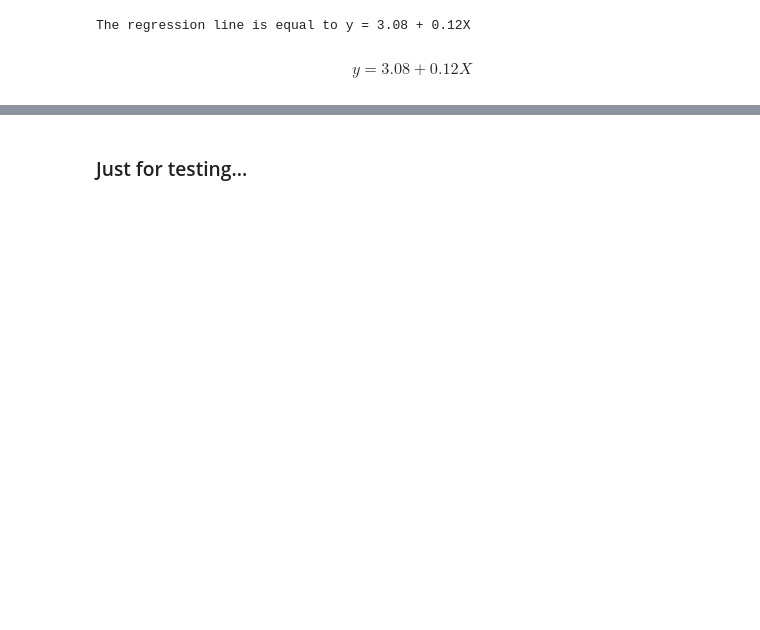
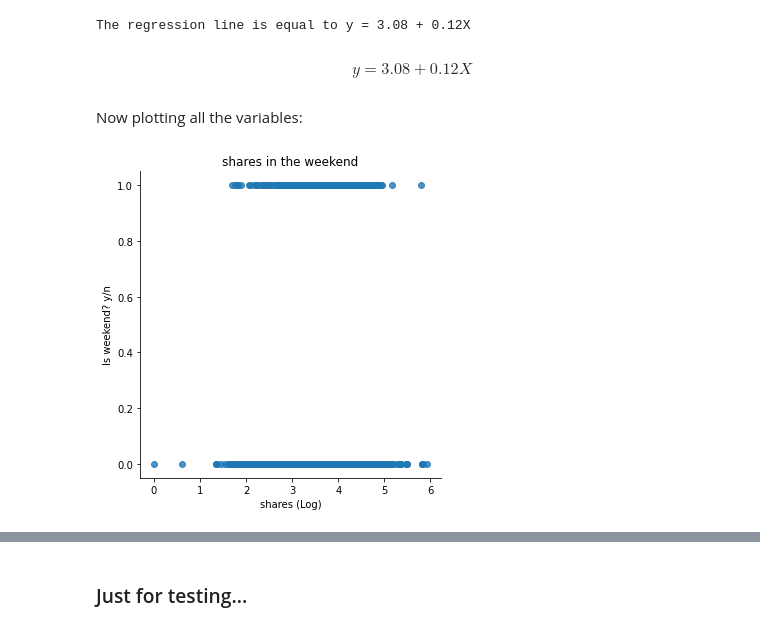
Before and after one commit to juIiette/Exercises, a Jupyter notebook: Assignment 3.ipynb, the cells around one changed output, grey strips where cells are left out. Cells and saved outputs as stored; diff of their text form; code cells hidden in the pictures; blank space fills up the shorter version.

```diff
--- a/Assignment 3.ipynb
+++ b/Assignment 3.ipynb
@@ -92,3 +90,6 @@ df.head()
 | 3 | 4 | http://mashable.com/2014/02/06/ad... | 8 | 556 | 2 | 0 | 4.974820 | ... |
 | 4 | 5 | http://mashable.com/2014/01/07/li... | 9 | 880 | 18 | 0 | 4.928409 | ... |
 5 rows × 28 columns
+# %%
+df['residuals'] = df['shares_log_prediction'] - df['shares_log']
+df.head()
@@ -103,3 +112,13 @@ print(f"The regression line is equal to y = {b0:.2f} + {b1:.2f}X") #.0f formats
 The regression line is equal to y = 3.08 + 0.12X
 # %% [markdown]
 $$y = 3.08 + 0.12X$$
+# %% [markdown]
+Now plotting all the variables:
+# %%
+sns.lmplot(x='shares_log', y='is_weekend', fit_reg=False, data=df) #fit_reg=False leaves out the regression line; see below
+plt.xlabel('shares (Log)')
+plt.ylabel('Is weekend? y/n')
+plt.title('shares in the weekend')
+plt.show()
+# %% [output]
+[figure, added]
```
Also changed, not shown: parts of 13 cells of this notebook.
